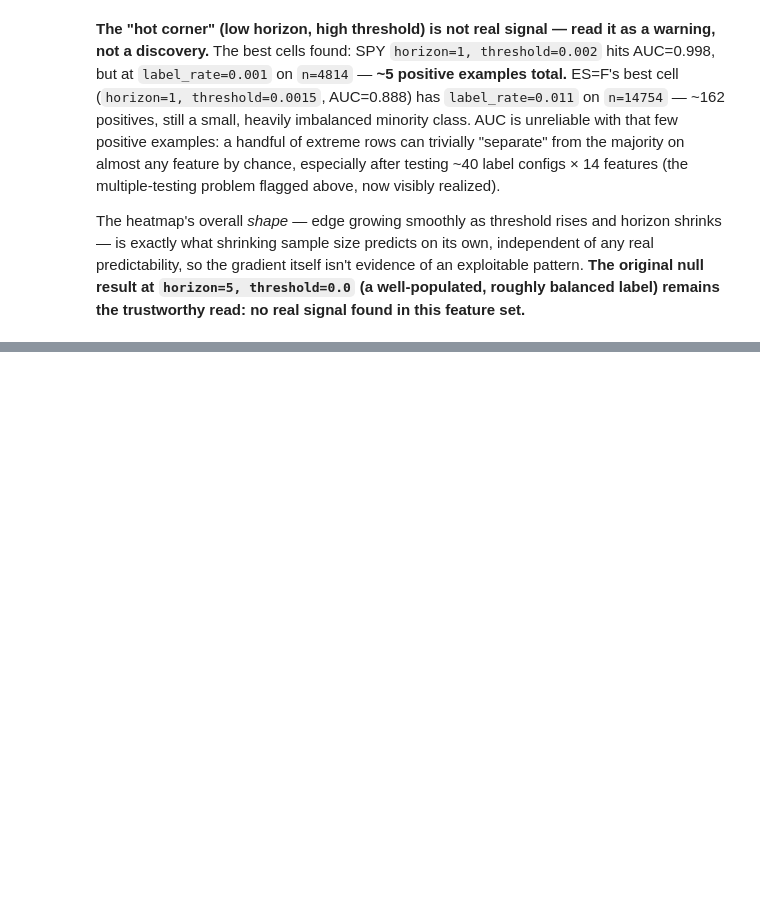
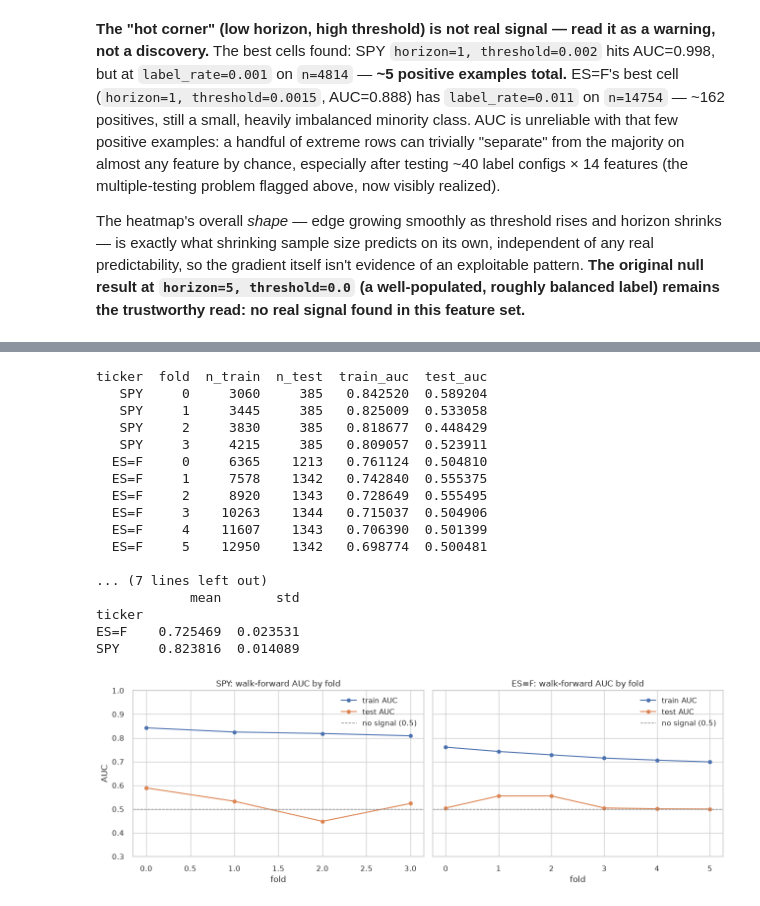
Before and after one commit to GerritJBekker/model-pipeline, a Jupyter notebook: src/mean_reversion.ipynb, the cells around one changed output, grey strips where cells are left out. Drawn from its saved outputs; the diff is of its cells as text; code cells hidden in the pictures; blank space fills up the shorter version.

```diff
--- a/src/mean_reversion.ipynb
+++ b/src/mean_reversion.ipynb
@@ -499,0 +616,13 @@ balanced label) remains the trustworthy read: no real signal found in this featu
+# %%
+es_ds = build_walk_forward_dataset("ES=F", "5m")
+es_sessions = sorted(set(_session_key(es_ds)))
+print(
+    f"ES=F: {len(es_ds)} rows across {len(es_sessions)} calendar-date fragments "
+    "(after leak masking + excluding today's partial fragment)"
+)
+
+# sessions_per_fold=6 ~ one real trading week (Sun sliver + 4 full weekdays + Fri partial)
+es_folds = session_walk_forward_folds(
+    es_sessions, n_test_folds=6, sessions_per_fold=6, min_train_sessions=24
+)
+print_fold_table(es_ds, es_folds, "ES=F")
@@ -499,0 +703,45 @@ balanced label) remains the trustworthy read: no real signal found in this featu
+# %%
+spy_results, spy_importance = run_walk_forward_lgbm(spy_ds, spy_folds, ALL_FEATURES, "SPY")
+es_results, es_importance = run_walk_forward_lgbm(es_ds, es_folds, ALL_FEATURES, "ES=F")
+
+all_results = pd.concat([spy_results, es_results], ignore_index=True)
+print(all_results.to_string(index=False))
+print()
+print("mean/std test AUC by ticker:")
+print(all_results.groupby("ticker")["test_auc"].agg(["mean", "std"]))
+print()
+print("mean train AUC by ticker (overfit check -- compare to test AUC above):")
+print(all_results.groupby("ticker")["train_auc"].agg(["mean", "std"]))
+
+fig, axes = plt.subplots(1, 2, figsize=(13, 4.5), sharey=True)
+for ax, ticker in zip(axes, ["SPY", "ES=F"]):
+    sub = all_results[all_results["ticker"] == ticker]
+    ax.plot(sub["fold"], sub["train_auc"], marker="o", label="train AUC")
+    ax.plot(sub["fold"], sub["test_auc"], marker="o", label="test AUC")
+    ax.axhline(0.5, color="gray", linewidth=1.0, linestyle="--", label="no signal (0.5)")
+    ax.set_title(f"{ticker}: walk-forward AUC by fold")
+    ax.set_xlabel("fold")
+    ax.set_ylim(0.3, 1.0)
+    ax.legend()
+axes[0].set_ylabel("AUC")
+fig.tight_layout()
+plt.show()
+# %% [output]
+ticker  fold  n_train  n_test  train_auc  test_auc
+   SPY     0     3060     385   0.842520  0.589204
+   SPY     1     3445     385   0.825009  0.533058
+   SPY     2     3830     385   0.818677  0.448429
+   SPY     3     4215     385   0.809057  0.523911
+  ES=F     0     6365    1213   0.761124  0.504810
+  ES=F     1     7578    1342   0.742840  0.555375
+  ES=F     2     8920    1343   0.728649  0.555495
+  ES=F     3    10263    1344   0.715037  0.504906
+  ES=F     4    11607    1343   0.706390  0.501399
+  ES=F     5    12950    1342   0.698774  0.500481
+
+... (7 lines left out)
+            mean       std
+ticker
+ES=F    0.725469  0.023531
+SPY     0.823816  0.014089
+[figure, added]
```
Also changed, not shown: parts of 8 cells of this notebook, 3 other files.
